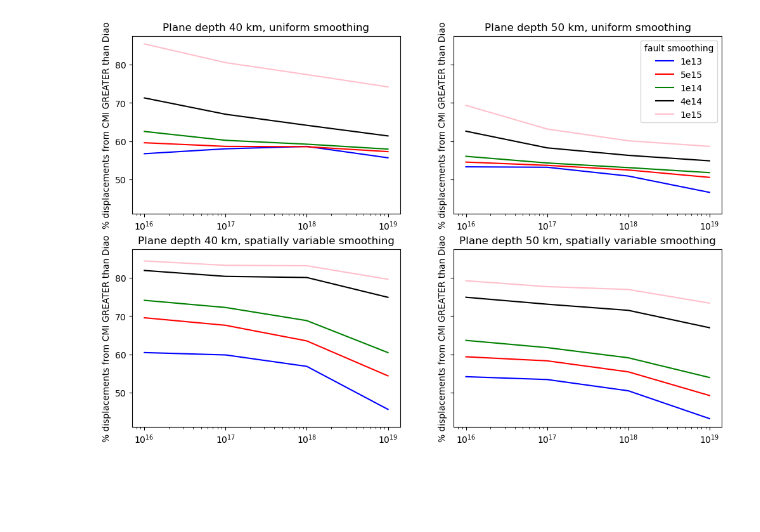
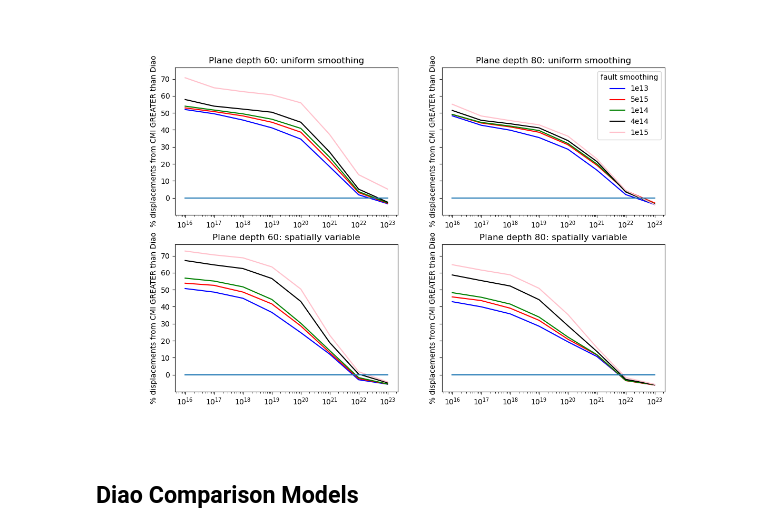
Before and after one commit to e-middleton/cmiModeling, a Jupyter notebook: parseResults.ipynb, the cells around one changed output. Drawn from its saved outputs; the diff is of its cells as text; code cells hidden in the pictures; blank space fills up the shorter version.

```diff
--- a/parseResults.ipynb
+++ b/parseResults.ipynb
@@ -3,8 +5,12 @@ import os
 import pandas as pd
 import json
 import yaml
+%matplotlib widget
 
-test_dirs = ["./_outputsCMI/D40_SU_Testing", "./_outputsCMI/D50_SU_Testing", "./_outputsCMI/D40_SV_Testing", "./_outputsCMI/D50_SV_Testing"]
+depth1 = "40"
+depth2 = "50"
+
+test_dirs = ["./_outputsCMI2/D"+ depth1 +"_SU_Testing", "./_outputsCMI2/D" +depth2 +"_SU_Testing", "./_outputsCMI2/D" + depth1 +"_SV_Testing", "./_outputsCMI2/D" + depth2 + "_SV_Testing"]
 testList = [] # list of dictionaries
 testList2 = []
 testList3 = []
@@ -99,11 +199,15 @@ f5e13_models4 = (models4.loc[lambda df: (df["faultSmoothing"] == 5e13)]).sort_va
 f1e14_models4 = (models4.loc[lambda df: (df["faultSmoothing"] == 1e14)]).sort_values(by="cmiSmoothing")
 # %%
 import matplotlib.pyplot as plt
+title1 = "Plane depth " + depth1 + ": uniform smoothing"
+title2 = "Plane depth " + depth2 + ": uniform smoothing"
+title3 = "Plane depth " +depth1 + ": spatially variable"
+title4 = "Plane depth " + depth2 +": spatially variable"
 
 plt.close('all')
 fig, ax = plt.subplots(nrows=2, ncols=2, figsize=(12, 8), sharey=True)
 
-ax[0][0].set_title("Plane depth 40: uniform smoothing")
+ax[0][0].set_title(title1)
 ax[0][0].set_ylabel("rmse (cm)")
 ax[0][0].plot(f1e13_models["cmiSmoothing"], f1e13_models["rmse (cm)"], color="blue", label="1e13");
 ax[0][0].plot(f5e13_models["cmiSmoothing"], f5e13_models["rmse (cm)"], color="red", label="5e15")
@@ -113,7 +217,7 @@ ax[0][0].plot(f1e15_models["cmiSmoothing"], f1e15_models["rmse (cm)"], color="pi
 ax[0][0].set_xscale("log")
 ax[0][0].legend()
 
-ax[0][1].set_title("Plane depth 50: uniform smoothing")
+ax[0][1].set_title(title2)
 ax[0][1].set_ylabel("rmse (cm)")
 ax[0][1].plot(f1e13_models2["cmiSmoothing"], f1e13_models2["rmse (cm)"], color="blue", label="1e13");
 ax[0][1].plot(f5e13_models2["cmiSmoothing"], f5e13_models2["rmse (cm)"], color="red", label="5e15")
@@ -123,7 +227,7 @@ ax[0][1].plot(f1e15_models2["cmiSmoothing"], f1e15_models2["rmse (cm)"], color="
 ax[0][1].set_xscale("log")
 ax[0][1].legend()
 
-ax[1][0].set_title("Plane depth 40: spatially variable")
+ax[1][0].set_title(title3)
 ax[1][0].set_ylabel("rmse (cm)")
 ax[1][0].plot(f1e12_models3["cmiSmoothing"], f1e12_models3["rmse (cm)"], color="blue", label="1e12");
 ax[1][0].plot(f5e12_models3["cmiSmoothing"], f5e12_models3["rmse (cm)"], color="red", label="5e12")
@@ -134,7 +238,7 @@ ax[1][0].set_xscale("log")
 ax[1][0].set_xlabel('CMI Smoothing Weight')
 ax[1][0].legend()
 
-ax[1][1].set_title("Plane depth 50: spatially variable")
+ax[1][1].set_title(title4)
 ax[1][1].set_ylabel("rmse (cm)")
 ax[1][1].plot(f1e12_models4["cmiSmoothing"], f1e12_models4["rmse (cm)"], color="blue", label="1e12");
 ax[1][1].plot(f5e12_models4["cmiSmoothing"], f5e12_models4["rmse (cm)"], color="red", label="5e12")
@@ -400,47 +516,54 @@ plt.show()
 # percent contribution of cmi MORE than Diao et al, which found 7.375%
 plt.close('all')
 fig, ax = plt.subplots(nrows=2, ncols=2, figsize=(12, 8), sharey=True)
+import numpy as np
 
-ax[0][0].set_title("Plane depth 40 km, uniform smoothing")
+ax[0][0].set_title(title1)
 ax[0][0].set_ylabel("% displacements from CMI GREATER than Diao")
 ax[0][0].plot(f1e13_models["cmiSmoothing"], f1e13_models["percentCmi"] - 7.375, color="blue", label="1e13");
 ax[0][0].plot(f5e13_models["cmiSmoothing"], f5e13_models["percentCmi"] - 7.375, color="red", label="5e15")
 ax[0][0].plot(f1e14_models["cmiSmoothing"], f1e14_models["percentCmi"]- 7.375, color="green", label="1e14");
 ax[0][0].plot(f4e14_models["cmiSmoothing"], f4e14_models["percentCmi"] - 7.375, color="black", label="4e14");
 ax[0][0].plot(f1e15_models["cmiSmoothing"], f1e15_models["percentCmi"], color="pink", label="1e15");
+ax[0][0].plot(f1e13_models["cmiSmoothing"], np.zeros_like(f1e13_models["cmiSmoothing"].to_numpy()))
 ax[0][0].set_xscale("log")
 # ax[0][0].legend(title="fault smoothing")
 
-ax[0][1].set_title("Plane depth 50 km, uniform smoothing")
+ax[0][1].set_title(title2)
 ax[0][1].set_ylabel("% displacements from CMI GREATER than Diao")
 ax[0][1].plot(f1e13_models2["cmiSmoothing"], f1e13_models2["percentCmi"] - 7.375, color="blue", label="1e13");
 ax[0][1].plot(f5e13_models2["cmiSmoothing"], f5e13_models2["percentCmi"] - 7.375, color="red", label="5e15")
 ax[0][1].plot(f1e14_models2["cmiSmoothing"], f1e14_models2["percentCmi"] - 7.375, color="green", label="1e14");
 ax[0][1].plot(f4e14_models2["cmiSmoothing"], f4e14_models2["percentCmi"] - 7.375, color="black", label="4e14");
 ax[0][1].plot(f1e15_models2["cmiSmoothing"], f1e15_models2["percentCmi"] - 7.375, color="pink", label="1e15");
 ax[0][1].set_xscale("log")
+ax[0][1].plot(f1e13_models["cmiSmoothing"], np.zeros_like(f1e13_models["cmiSmoothing"].to_numpy()))
 ax[0][1].legend(title="fault smoothing")
 
-ax[1][0].set_title("Plane depth 40 km, spatially variable smoothing")
+ax[1][0].set_title(title3)
 ax[1][0].set_ylabel("% displacements from CMI GREATER than Diao")
 ax[1][0].plot(f1e12_models3["cmiSmoothing"], f1e12_models3["percentCmi"] - 7.375, color="blue", label="1e12");
 ax[1][0].plot(f5e12_models3["cmiSmoothing"], f5e12_models3["percentCmi"] - 7.375, color="red", label="5e12");
 ax[1][0].plot(f1e13_models3["cmiSmoothing"], f1e13_models3["percentCmi"] - 7.375, color="green", label="1e13");
 ax[1][0].plot(f5e13_models3["cmiSmoothing"], f5e13_models3["percentCmi"] - 7.375, color="black", label="5e13");
 ax[1][0].plot(f1e14_models3["cmiSmoothing"], f1e14_models3["percentCmi"] - 7.375, color="pink", label="1e14");
 ax[1][0].set_xscale("log")
+ax[1][0].plot(f1e13_models["cmiSmoothing"], np.zeros_like(f1e13_models["cmiSmoothing"].to_numpy()))
 # ax[1][0].legend(title="fault smoothing")
 
-ax[1][1].set_title("Plane depth 50 km, spatially variable smoothing")
+ax[1][1].set_title(title4)
 ax[1][1].set_ylabel("% displacements from CMI GREATER than Diao")
 ax[1][1].plot(f1e12_models4["cmiSmoothing"], f1e12_models4["percentCmi"] - 7.375, color="blue", label="1e12");
 ax[1][1].plot(f5e12_models4["cmiSmoothing"], f5e12_models4["percentCmi"] - 7.375, color="red", label="5e12")
 ax[1][1].plot(f1e13_models4["cmiSmoothing"], f1e13_models4["percentCmi"] - 7.375, color="green", label="1e13");
 ax[1][1].plot(f5e13_models4["cmiSmoothing"], f5e13_models4["percentCmi"] - 7.375, color="black", label="5e13");
 ax[1][1].plot(f1e14_models4["cmiSmoothing"], f1e14_models4["percentCmi"] - 7.375, color="pink", label="1e14");
 ax[1][1].set_xscale("log")
+ax[1][1].plot(f1e13_models["cmiSmoothing"], np.zeros_like(f1e13_models["cmiSmoothing"].to_numpy()))
 # ax[1][1].legend(title="fault smoothing")
 
 plt.show()
 # %% [output]
-[figure, old version]
+[figure, new version]
+# %% [markdown]
+## Diao Comparison Models
```
Also changed, not shown: parts of 14 cells of this notebook.
